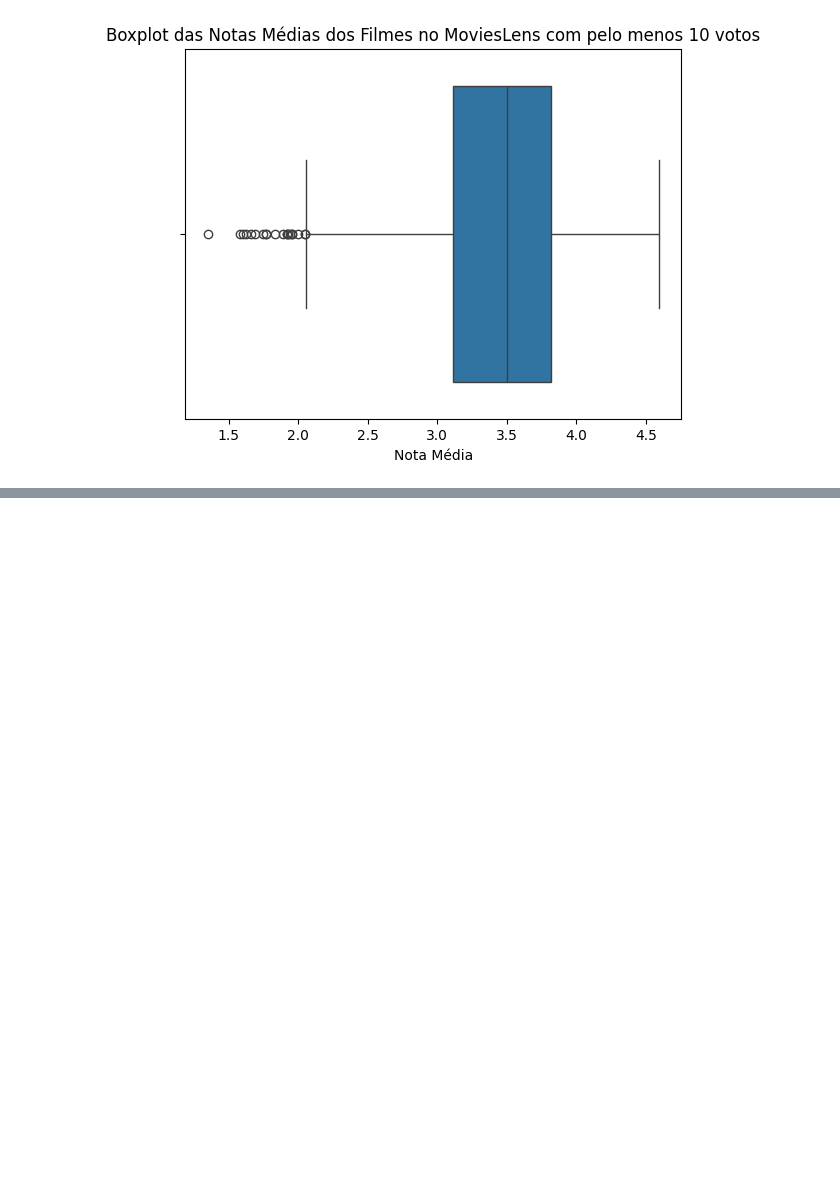
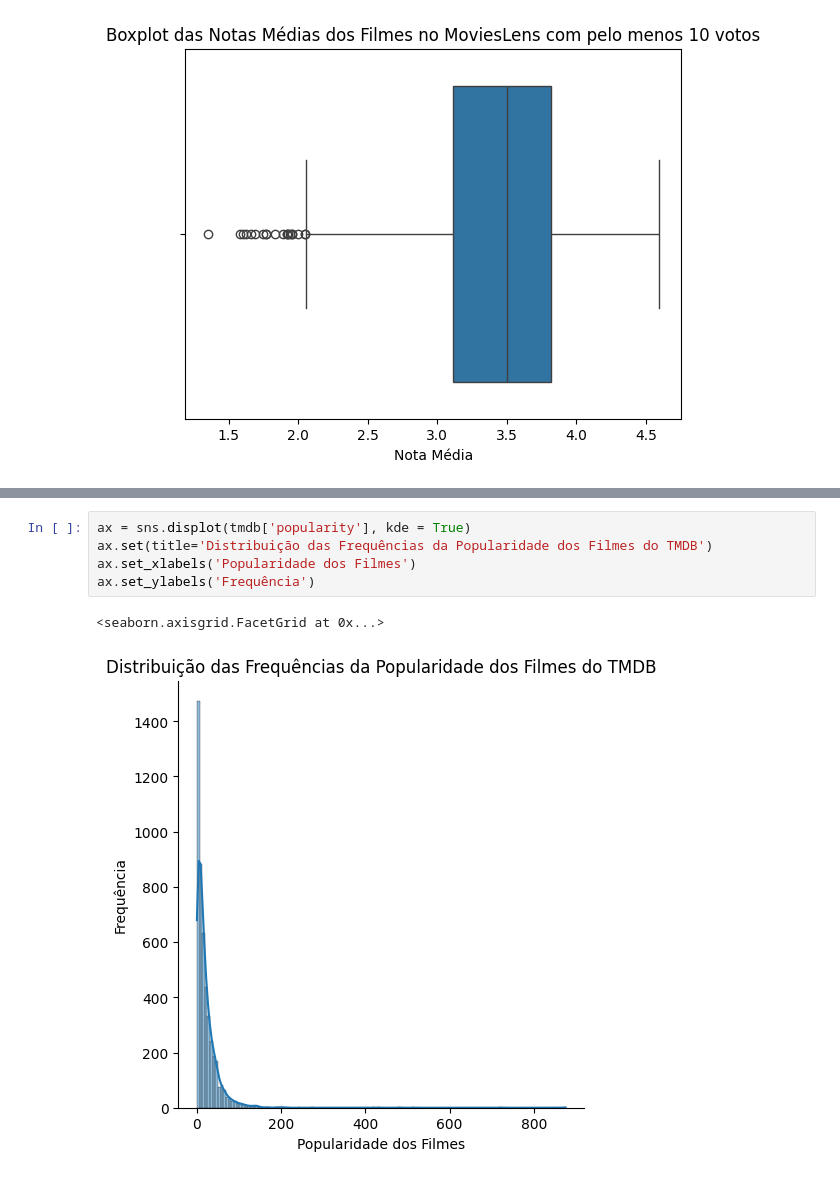
Before and after one commit to lemaldonadogm/Courses, a Jupyter notebook: Statistics/data-science-introducao-a-testes-estatisticos-com-python-aula0/Curso_testes_estatísticos_Data_Sciente.ipynb, the cells around one changed output, grey strips where cells are left out. Drawn from its saved outputs; the diff is of its cells as text; blank space fills up the shorter version.

```diff
--- a/Statistics/data-science-introducao-a-testes-estatisticos-com-python-aula0/Curso_testes_estatísticos_Data_Sciente.ipynb
+++ b/Statistics/data-science-introducao-a-testes-estatisticos-com-python-aula0/Curso_testes_estatísticos_Data_Sciente.ipynb
@@ -248,0 +333,8 @@ Text(0.5, 0, 'Nota Média')
+# %%
+ax = sns.displot(tmdb['popularity'], kde = True)
+ax.set(title='Distribuição das Frequências da Popularidade dos Filmes do TMDB')
+ax.set_xlabels('Popularidade dos Filmes')
+ax.set_ylabels('Frequência')
+# %% [output]
+<seaborn.axisgrid.FacetGrid at 0x...>
+[figure, added]
```
Also changed, not shown: parts of 56 cells of this notebook, 1 other file.
